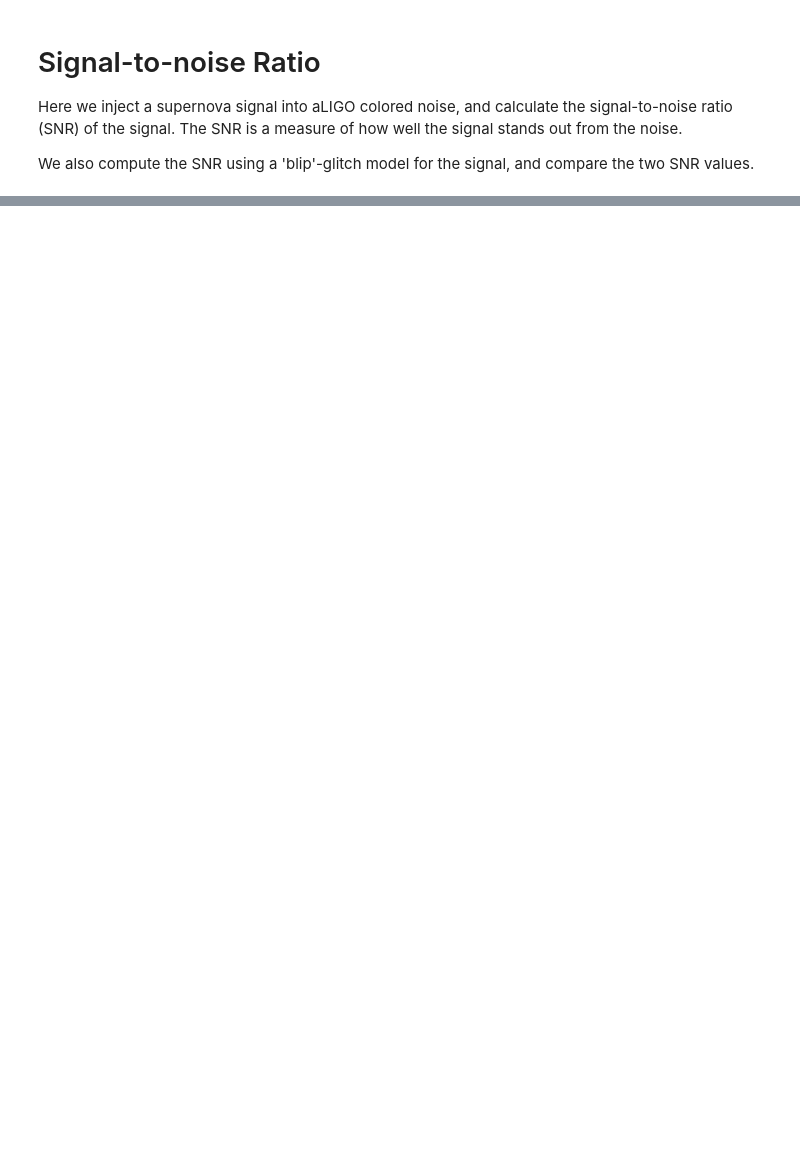
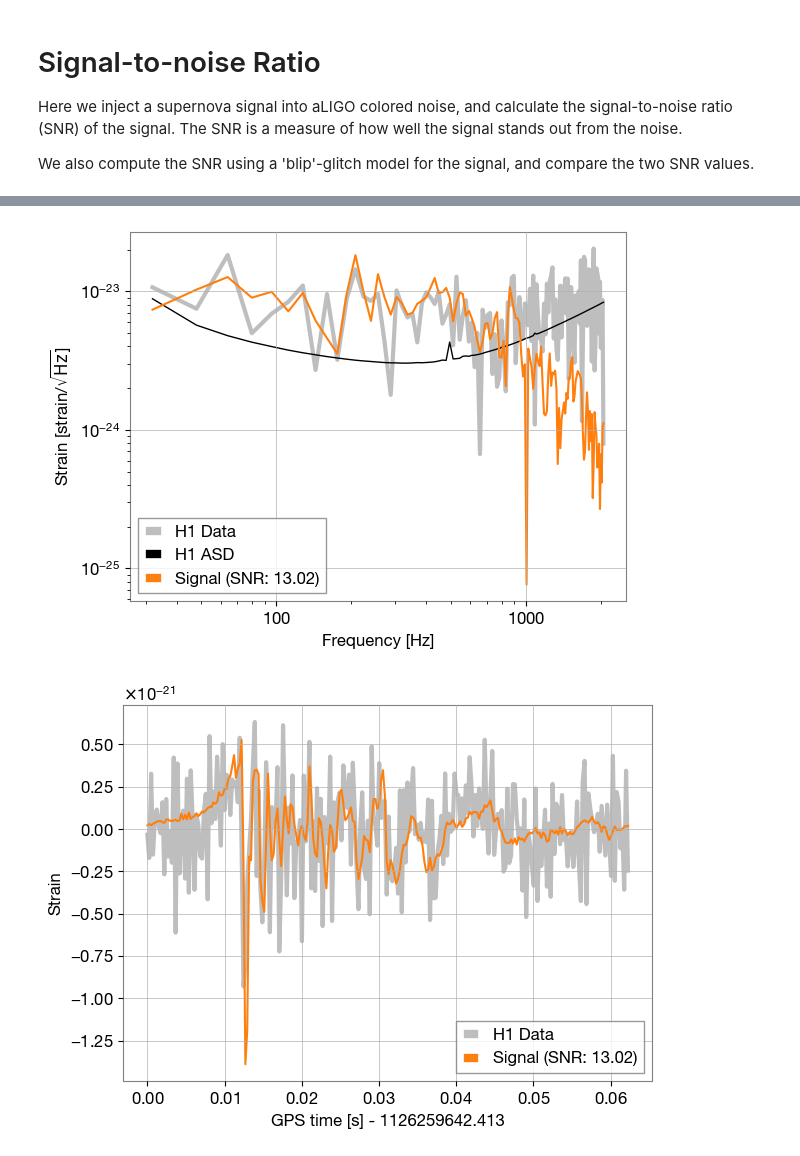
Before and after one commit to starccato/starccato, a Jupyter notebook: docs/snr.ipynb, the cells around one changed output, grey strips where cells are left out. Drawn from its saved outputs; the diff is of its cells as text; code cells hidden in the pictures; blank space fills up the shorter version.

Commit message:
add SNR plots

```diff
--- a/docs/snr.ipynb
+++ b/docs/snr.ipynb
@@ -162,0 +159,56 @@ result.plot_corner()
+# %%
+from bilby.gw import utils as gwutils
+import matplotlib.pyplot as plt
+
+
+DATA_COL = 'tab:gray'
+SIGNAL_COL = 'tab:orange'
+PSD_COL = 'black'
+
+def plot_freq_domain(ifo: bilby.gw.detector.Interferometer, freq_signal):
+    fig, ax = plt.subplots()
+    df = ifo.strain_data.frequency_array[1] - ifo.strain_data.frequency_array[0]
+    asd = gwutils.asd_from_freq_series(
+        freq_data=ifo.strain_data.frequency_domain_strain, df=df)
+
+    ax.loglog(ifo.strain_data.frequency_array[ifo.strain_data.frequency_mask],
+              asd[ifo.strain_data.frequency_mask],
+              color=DATA_COL, label=f"{ifo.name} Data", alpha=0.5, lw=3)
+    ax.loglog(ifo.strain_data.frequency_array[ifo.strain_data.frequency_mask],
+              ifo.amplitude_spectral_density_array[ifo.strain_data.frequency_mask],
+              color=PSD_COL, lw=1.0, label=ifo.name + ' ASD')
+
+    signal_asd = gwutils.asd_from_freq_series(
+        freq_data=freq_signal, df=df)
+
+    ax.loglog(ifo.strain_data.frequency_array[ifo.strain_data.frequency_mask],
+              signal_asd[ifo.strain_data.frequency_mask],
+              color=SIGNAL_COL,
+              label=f'Signal (SNR: {ifo.meta_data["optimal_SNR"]:.2f})')
+    ax.grid(True)
+    ax.set_ylabel(r'Strain [strain/$\sqrt{\rm Hz}$]')
+    ax.set_xlabel(r'Frequency [Hz]')
+    ax.legend(loc='best')
+
+
+def plot_time_domain(ifo, time_signal):
+    fig, ax = plt.subplots()
+    strain = ifo.strain_data.time_domain_strain
+    t0 = ifo.strain_data.start_time
+    x = ifo.strain_data.time_array - t0
+    xlabel = f'GPS time [s] - {t0}'
+    # unroll raw data
+    strain = np.roll(strain, 55)
+    ax.plot(x, strain, color=DATA_COL, label=f"{ifo.name} Data", alpha=0.5, lw=3)
+    ax.plot(x, time_signal, color=SIGNAL_COL, label=f'Signal (SNR: {ifo.meta_data["optimal_SNR"]:.2f})')
+    ax.set_xlabel(xlabel)
+    ax.set_ylabel('Strain')
+    ax.legend()
+    fig.tight_layout()
+
+
+plot_freq_domain(ifos[0], injection_strain['plus'])
+plot_time_domain(ifos[0], injection_strain_time['plus'])
+# %% [output]
+[figure, added]
+[figure, added]
```
Also changed, not shown: parts of 2 cells of this notebook, 1 other file.
